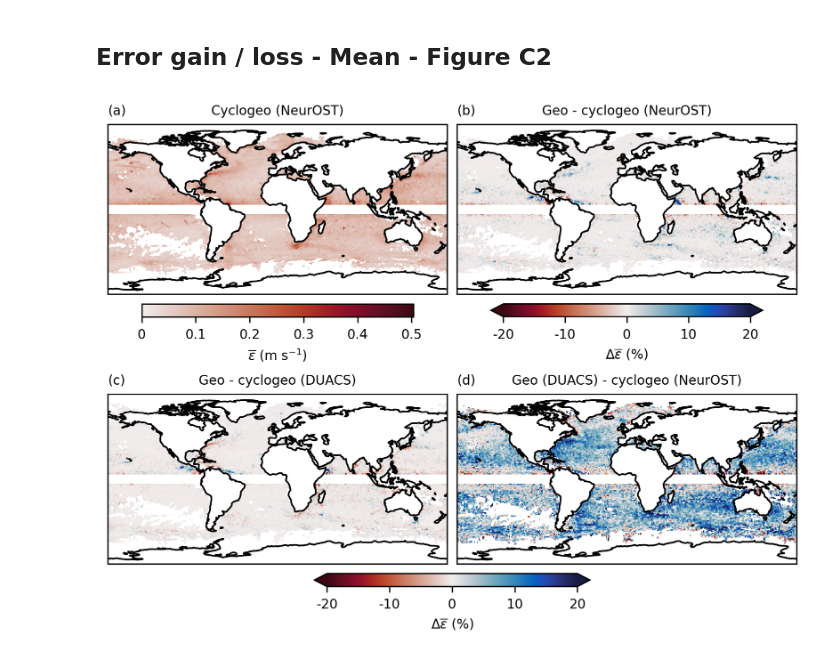
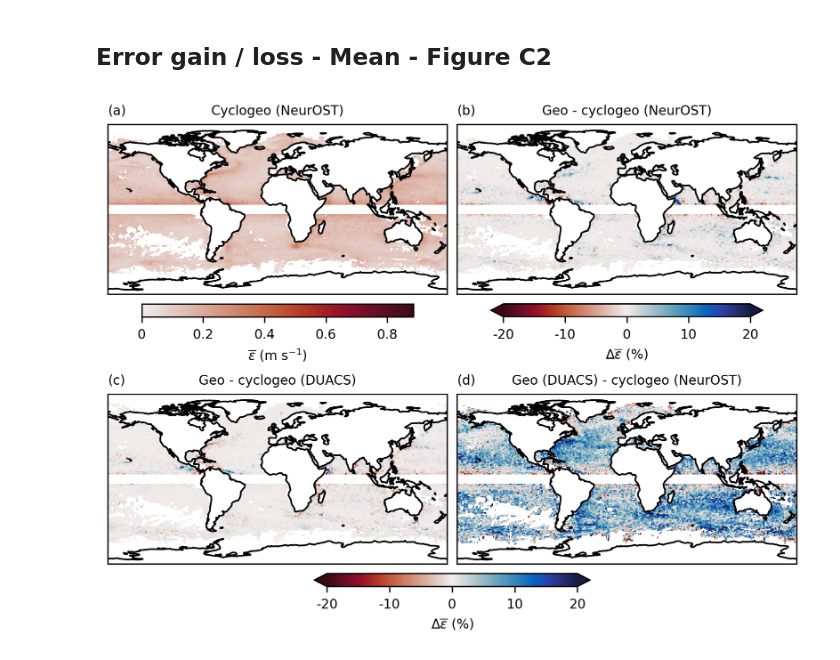
Before and after one commit to vadmbertr/cyclogeostrophy_impact_experiment, a Jupyter notebook: paper-results-reproduction/appendix-figures.ipynb, the cells around one changed output. Cells and saved outputs as stored; diff of their text form; code cells hidden in the pictures.

```diff
--- a/paper-results-reproduction/appendix-figures.ipynb
+++ b/paper-results-reproduction/appendix-figures.ipynb
@@ -405,11 +405,11 @@ duacs_neurost_rmse_gain_loss = (
 RMSE_DIFF_REL_MAX = 20
 
 
-def plot_sd_diff(
-    sd_diff: xr.DataArray, latitude: xr.DataArray, longitude: xr.DataArray, title: str, label: str, ax: GeoAxes
+def plot_mean_diff(
+    mean_diff: xr.DataArray, latitude: xr.DataArray, longitude: xr.DataArray, title: str, label: str, ax: GeoAxes
 ):
     im = ax.pcolormesh(
-        longitude, latitude, sd_diff,
+        longitude, latitude, mean_diff,
         cmap=cmo.balance_r, vmin=-RMSE_DIFF_REL_MAX, vmax=RMSE_DIFF_REL_MAX,
         transform=ccrs.PlateCarree()
     )
@@ -443,7 +443,7 @@ fig, axd = plt.subplot_mosaic(
 
 im_sd = axd["A"].pcolormesh(
     neurost_spatial_binned_errors_ds.longitude, neurost_spatial_binned_errors_ds.latitude,
-    neurost_spatial_binned_errors_ds.err_Cyclogeostrophy_sd,
+    neurost_spatial_binned_errors_ds.err_Cyclogeostrophy_mean,
     cmap=cmo.amp, vmin=0,
     transform=ccrs.PlateCarree()
 )
@@ -456,11 +456,11 @@ clb_sd = fig.colorbar(
     **get_clb_kwargs(fig_width / 2, fig_height / 2, clb_location="bottom", clb_shrink=.8)
 )
 clb_sd.set_label(label="$\overline{\\varepsilon}$ (m s$^{-1}$)", size=FONT_SIZE)
-tick_labels = [0, .1, .2, .3, .4, .5]
+tick_labels = [0, .2, .4, .6, .8]
 clb_sd.set_ticks(tick_labels)
 clb_sd.set_ticklabels(tick_labels, fontsize=FONT_SIZE)
 
-im_sd_diff = plot_sd_diff(
+im_sd_diff = plot_mean_diff(
     neurost_cg_rmse_gain_loss,
     neurost_spatial_binned_errors_ds.latitude, neurost_spatial_binned_errors_ds.longitude,
     "Geo - cyclogeo (NeurOST)",
@@ -478,34 +478,34 @@ tick_labels = [-20, -10, 0, 10, 20]
 clb_sd_diff1.set_ticks(tick_labels)
 clb_sd_diff1.set_ticklabels(tick_labels, fontsize=FONT_SIZE)
 
-_ = plot_sd_diff(
+_ = plot_mean_diff(
     duacs_cg_rmse_gain_loss,
     neurost_spatial_binned_errors_ds.latitude, neurost_spatial_binned_errors_ds.longitude,
     "Geo - cyclogeo (DUACS)",
     "(c)",
     axd["C"]
 )
 
-_ = plot_sd_diff(
+_ = plot_mean_diff(
     duacs_neurost_rmse_gain_loss,
     neurost_spatial_binned_errors_ds.latitude, neurost_spatial_binned_errors_ds.longitude,
     "Geo (DUACS) - cyclogeo (NeurOST)",
     "(d)",
     axd["D"]
 )
 
 clb_sd_diff2 = fig.colorbar(
     im_sd_diff, ax=list(axd.values())[2:],
     **get_clb_kwargs(fig_width, fig_height / 2, clb_location="bottom", clb_shrink=.4),
     extend="both"
 )
 clb_sd_diff2.set_label(label="$\Delta\\overline{\\varepsilon}$ (%)", size=FONT_SIZE)
 tick_labels = [-20, -10, 0, 10, 20]
 clb_sd_diff2.set_ticks(tick_labels)
 clb_sd_diff2.set_ticklabels(tick_labels, fontsize=FONT_SIZE)
 
 plt.savefig(f"{FIGURES_PATH}/fC02.png", dpi=DPI, bbox_inches="tight")
 
 plt.show()
 # %% [output]
-[figure, old version]
+[figure, new version]
```
Also changed, not shown: 2 other files.
